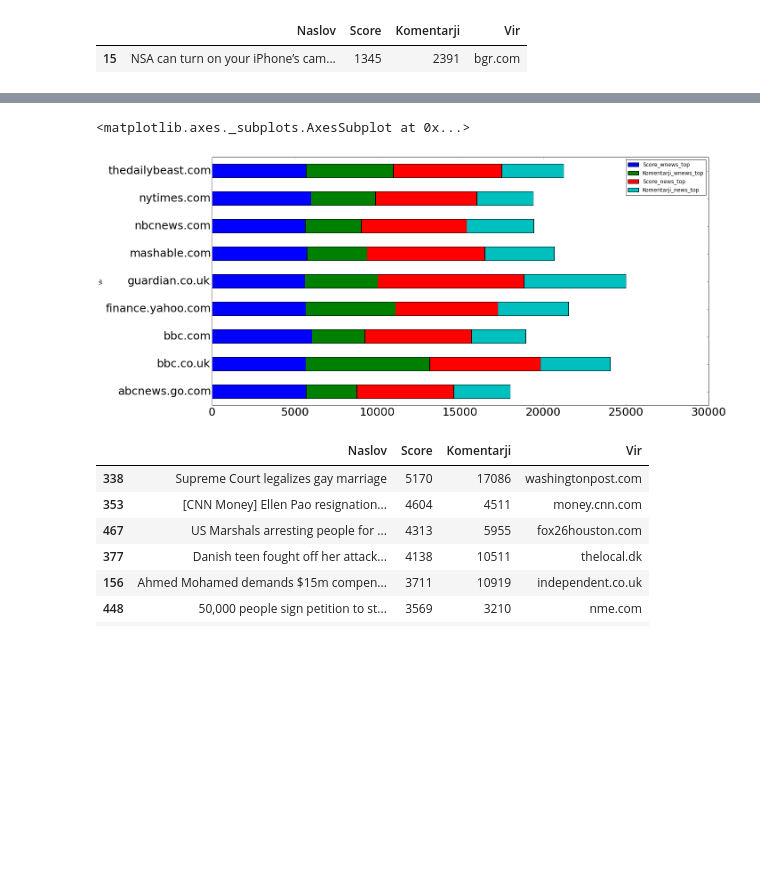
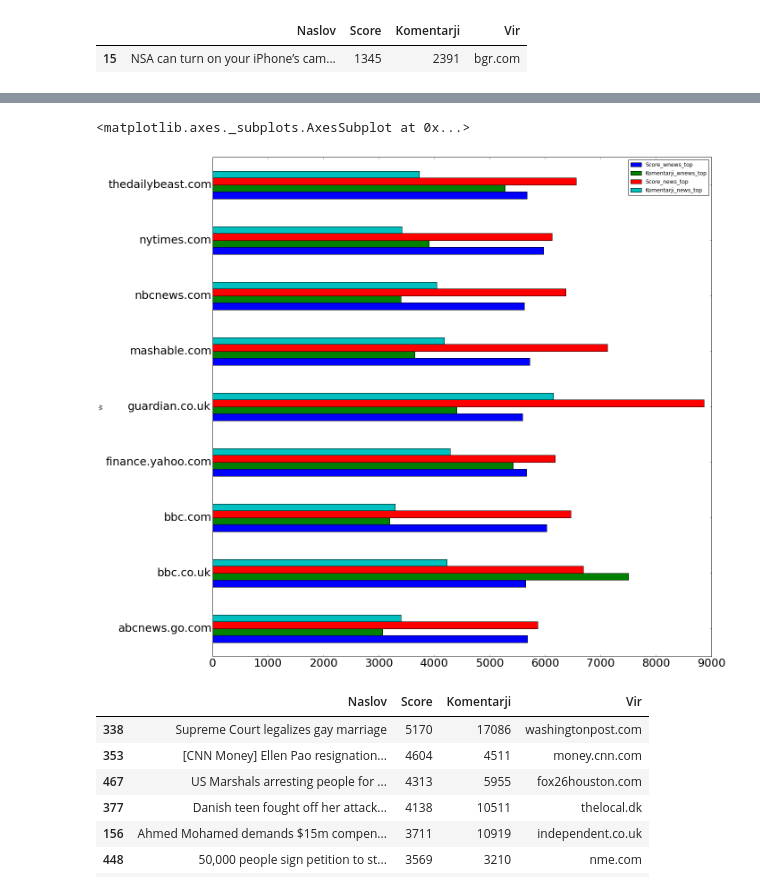
Before and after one commit to julijatominc/novice-Reddit, a Jupyter notebook: Analiza_novic.ipynb, the cells around one changed output, grey strips where cells are left out. Cells and saved outputs as stored; diff of their text form; code cells hidden in the pictures; blank space fills up the shorter version.

```diff
--- a/Analiza_novic.ipynb
+++ b/Analiza_novic.ipynb
@@ -263,10 +281,10 @@ najboljseV_10
 | 40 | nytimes.com | 5967.400000 | 3907.466667 | 6124.066667 | 3415.400000 |
 | 46 | thedailybeast.com | 5670.500000 | 5280.000000 | 6562.333333 | 3725.333333 |
 # %%
-najboljseV_10.plot(x='Vir',kind='barh',stacked=True,legend=True,figsize=(20,10),fontsize=25)
+najboljseV_10.plot(x='Vir',kind='barh',stacked=False,legend=True,figsize=(20,20),fontsize=25)
 # %% [output]
 <matplotlib.axes._subplots.AxesSubplot at 0x...>
-[figure, old version]
+[figure, new version]
 # %%
 ###Pregled 5 najbolj komentiranih in  najbolje ocenjenih novic posameznih kategorij
 # %%
```
Also changed, not shown: parts of 55 cells of this notebook.
